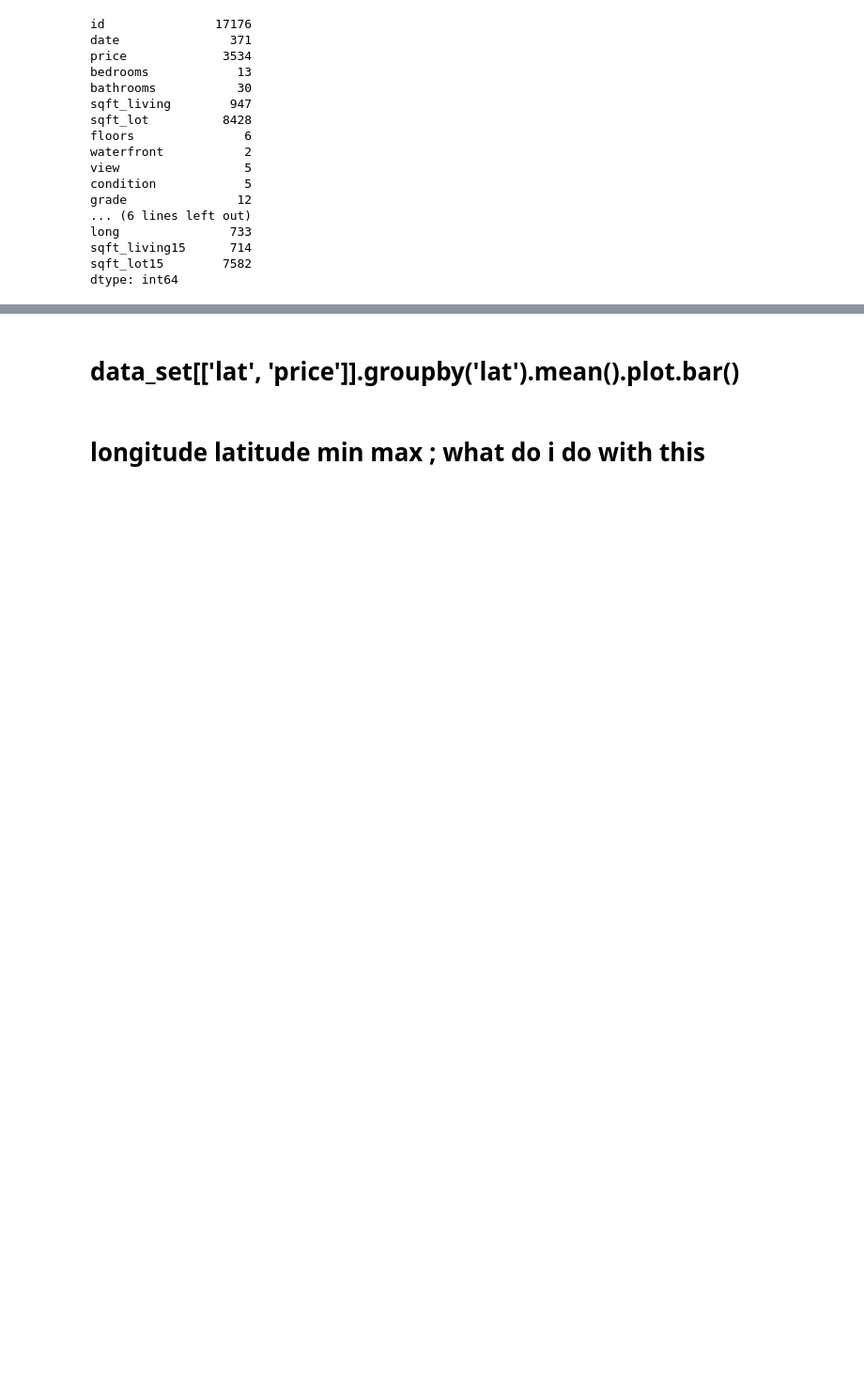
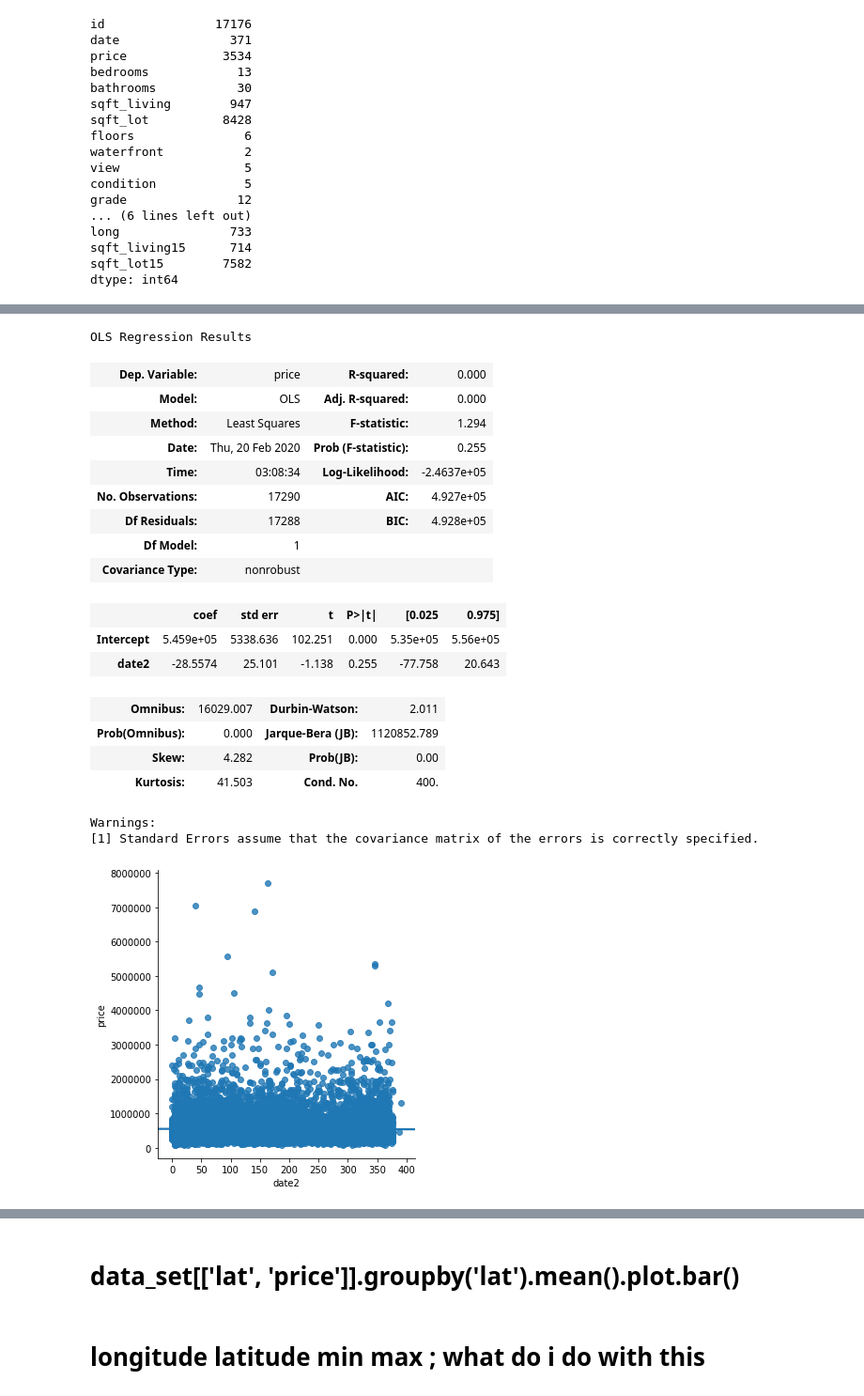
Before and after one commit to GL7526/nyc-mhtn-ds-010620-lectures, a Jupyter notebook: week-6/KC_house_data/KC_Housing_Manipulating.ipynb, the cells around one changed output, grey strips where cells are left out. Shown: that part at 94% size. Saved outputs shown, nothing was run; the diff lists cells and outputs as text; code cells hidden in the pictures; blank space fills up the shorter version.

```diff
--- a/week-6/KC_house_data/KC_Housing_Manipulating.ipynb
+++ b/week-6/KC_house_data/KC_Housing_Manipulating.ipynb
@@ -56,0 +57,6 @@ dtype: int64
+# %%
+from datetime import date
+
+data_set['date'] = data_set.date.apply(lambda x: x[0:4]+'-'+x[4:6]+'-'+x[6:8])
+data_set.date_time = data_set.date.apply(lambda x: date.fromisoformat(x))
+type(data_set.date_time[0])
@@ -56,0 +67,5 @@ dtype: int64
+# %%
+import copy
+min_date = copy.deepcopy(min(data_set.date_time))
+data_set['date2'] = data_set.date_time.apply(lambda x: (x - min_date).days)
+data_set.date2
@@ -56,0 +85,30 @@ dtype: int64
+# %%
+#### Plot price by date (days from earliest house sold)
+### We see that we have only about a year of data so we can't really split by year/month
+
+# data_set.plot(x = 'date2', y = 'price', kind = 'scatter')
+
+sns.lmplot(x='date2', y='price', data=data_set,fit_reg=True) # above is just without regression line
+
+ols(formula = 'price~date2', data = data_set).fit().summary()
+# %% [output]
+OLS Regression Results
+| Dep. Variable: | price | R-squared: | 0.000 |
+| Model: | OLS | Adj. R-squared: | 0.000 |
+| Method: | Least Squares | F-statistic: | 1.294 |
+| Date: | Thu, 20 Feb 2020 | Prob (F-statistic): | 0.255 |
+| Time: | 03:08:34 | Log-Likelihood: | -2.4637e+05 |
+| No. Observations: | 17290 | AIC: | 4.927e+05 |
+| Df Residuals: | 17288 | BIC: | 4.928e+05 |
+| Df Model: | 1 |  |  |
+| Covariance Type: | nonrobust |  |  |
+|  | coef | std err | t | P>|t| | [0.025 | 0.975] |
+| Intercept | 5.459e+05 | 5338.636 | 102.251 | 0.000 | 5.35e+05 | 5.56e+05 |
+| date2 | -28.5574 | 25.101 | -1.138 | 0.255 | -77.758 | 20.643 |
+| Omnibus: | 16029.007 | Durbin-Watson: | 2.011 |
+| Prob(Omnibus): | 0.000 | Jarque-Bera (JB): | 1120852.789 |
+| Skew: | 4.282 | Prob(JB): | 0.00 |
+| Kurtosis: | 41.503 | Cond. No. | 400. |
+Warnings:
+[1] Standard Errors assume that the covariance matrix of the errors is correctly specified.
+[figure, added]
```
Also changed, not shown: parts of 34 cells of this notebook.
